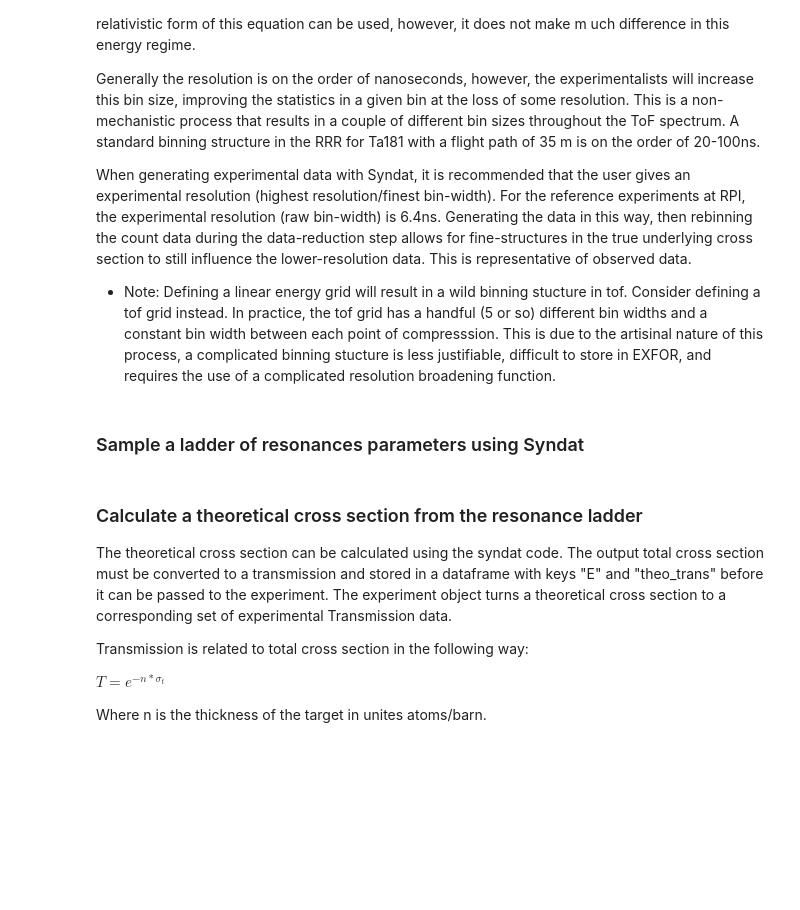
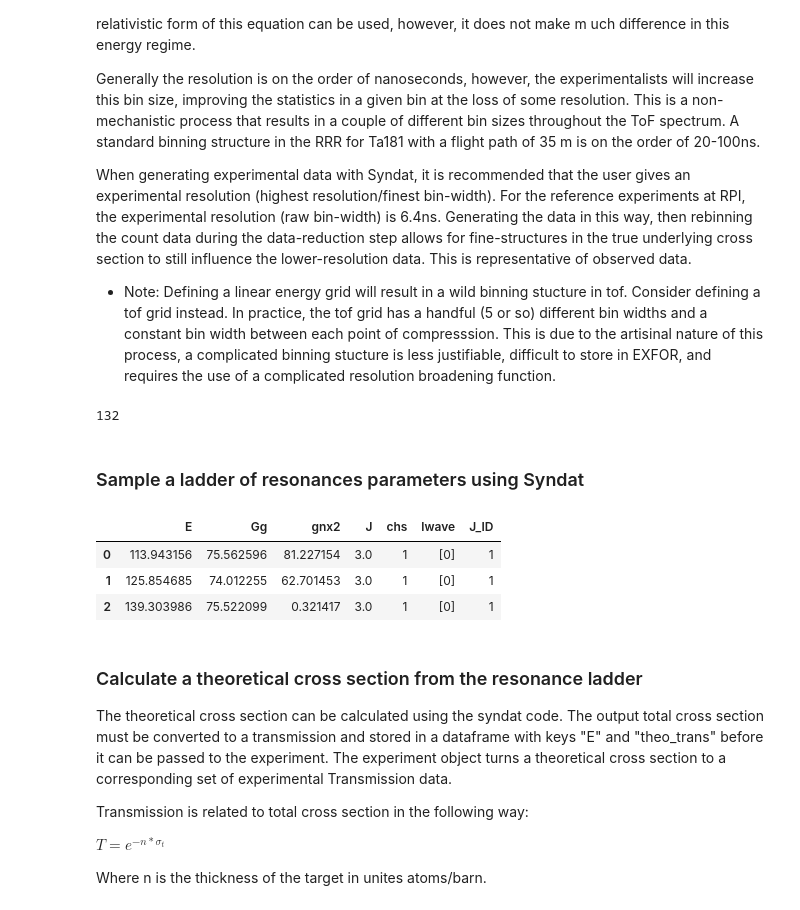
Before and after one commit to Naww137/Syndat, a Jupyter notebook: examples/GenerateData_UserExample.ipynb, the cells around one changed output. Cells and saved outputs as stored; diff of their text form; code cells hidden in the pictures; blank space fills up the shorter version.

```diff
--- a/examples/GenerateData_UserExample.ipynb
+++ b/examples/GenerateData_UserExample.ipynb
@@ -75,13 +71,36 @@ When generating experimental data with Syndat, it is recommended that the user g
     Defining a linear energy grid will result in a wild binning stucture in tof. Consider defining a tof grid instead. In practice, the tof grid has a handful (5 or so) different bin widths and a constant bin width between each point of compresssion. This is due to the artisinal nature of this process, a complicated binning stucture is less justifiable, difficult to store in EXFOR, and requires the use of a complicated resolution broadening function.
 # %%
 # # define energy grid in eV - note that this approach creates a crazy tof bin width structure
-# energy_grid = np.linspace(1,100,1000)
+# energy_grid = np.linspace(100,200,500)
 
 # create a linear tof grid
-E_min_max = [100, 1000]
+E_min_max = [100, 140]
 tof_min_max = syndat.exp_effects.e_to_t(np.array(E_min_max),35.185, True)
-bin_width = 6.4e-9
+# bin_width = 6.4e-9
+bin_width = 0.3e-6
 tof_grid = np.arange(min(tof_min_max), max(tof_min_max), bin_width)
 energy_grid = syndat.exp_effects.t_to_e(tof_grid,35.185,True)
+
+
+# Oleksii
+# def re_grid(input_arr: np.array) -> np.array:
+#     res_array = np.random.uniform(
+#         low=min(input_arr),
+#         high=max(input_arr),
+#         size=input_arr.size
+#         )
+
+#     # sorting the array
+#     res_array = np.sort(res_array, axis=0)
+#     res_array[0] = min(input_arr)
+#     res_array[-1] = max(input_arr)
+#     res_array = np.flip(res_array)
+#     return res_array
+
+# energy_grid = re_grid(np.linspace(10,1000, 1000))
+
+len(energy_grid)
+# %% [output]
+132
 # %%
 
@@ -101,17 +119,23 @@ average_parameters = pd.DataFrame({ 'dE'    :   {'3.0':20.0, '4.0':15.0, '-4.0':
 # %%
 
 resonance_ladder = Ta_pair.sample_resonance_ladder(energy_grid, spin_groups, average_parameters)
+# resonance_ladder = pd.DataFrame({'E':[1.94707086e+03,2.054739864e+03], 'Gg':[481.1, 536.2], 'gnx2':[113, 847], 'J':[3,3], 'chs':[1,1], 'lwave':[[0],[0]], 'J_ID':[None, None]})
 
 # # look at your resonance ladder
-# resonance_ladder
+resonance_ladder
 
 # import json
 # resonance_ladder.to_csv('test')
 # test = pd.read_csv('test', index_col=0)
 # # type(json.loads(test.lwave[0]))
 # test = test.lwave.apply(json.loads)
 # resonance_ladder['lwave']=test
 # type(resonance_ladder.lwave[0])
+# %% [output]
+|  | E | Gg | gnx2 | J | chs | lwave | J_ID |
+| 0 | 113.943156 | 75.562596 | 81.227154 | 3.0 | 1 | [0] | 1 |
+| 1 | 125.854685 | 74.012255 | 62.701453 | 3.0 | 1 | [0] | 1 |
+| 2 | 139.303986 | 75.522099 | 0.321417 | 3.0 | 1 | [0] | 1 |
 # %% [markdown]
 ### Calculate a theoretical cross section from the resonance ladder
 
```
Also changed, not shown: parts of 11 cells of this notebook.
